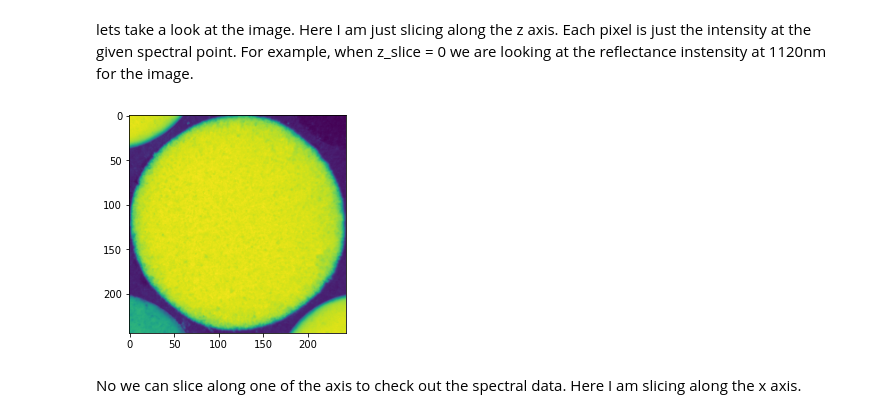
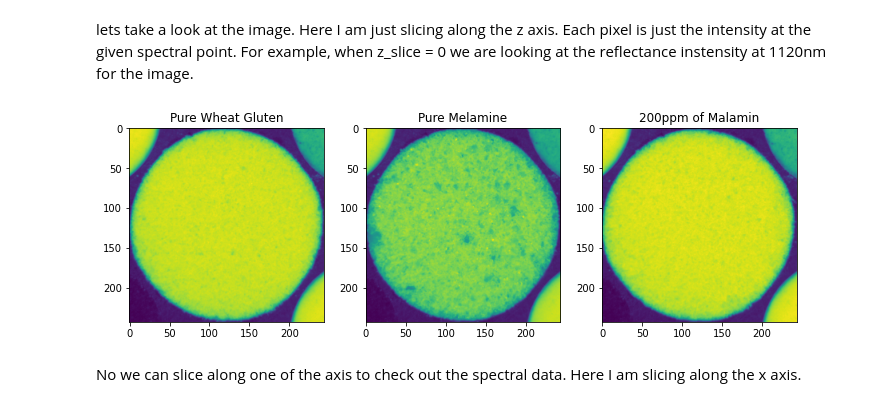
Before and after one commit to KeeganMcWW/ml-projects, a Jupyter notebook: IASIM2016_Challenege_ML.ipynb, the cells around one changed output. Saved outputs shown, nothing was run; the diff lists cells and outputs as text; code cells hidden in the pictures.

```diff
--- a/IASIM2016_Challenege_ML.ipynb
+++ b/IASIM2016_Challenege_ML.ipynb
@@ -139,13 +137,17 @@ m_200ppm_data_mat = np.reshape(m_200ppm['z']['data'], (x_size, y_size, z_size),
 # %% [markdown]
 lets take a look at the image. Here I am just slicing along the z axis. Each pixel is just the intensity at the given spectral point. For example, when z_slice = 0 we are looking at the reflectance instensity at 1120nm for the image.
 # %%
-z_slice = 9 #@param {type: "slider", min: 0, max: 228}
-plt.imshow(wheat_gluten_pure_data_mat.T[z_slice][:][:])
-plt.imshow(melamine_pure_data_mat.T[z_slice][:][:])
-plt.imshow(m_200ppm_data_mat.T[z_slice][:][:])
-plt.show()
+z_slice = 114 #@param {type: "slider", min: 0, max: 228}
+fig, ax = plt.subplots(1,3, figsize=(10, 10));
+plt.tight_layout();
+ax[0].imshow(wheat_gluten_pure_data_mat[:, :, z_slice]);
+ax[0].set_title('Pure Wheat Gluten');
+ax[1].imshow(melamine_pure_data_mat[:, :, z_slice]);
+ax[1].set_title('Pure Melamine');
+ax[2].imshow(m_200ppm_data_mat[:, :, z_slice]);
+ax[2].set_title('200ppm of Malamin');
 # %% [output]
-[figure, old version]
+[figure, new version]
 # %% [markdown]
 No we can slice along one of the axis to check out the spectral data. Here I am slicing along the x axis.
 # %%
```
Also changed, not shown: parts of 20 cells of this notebook.
